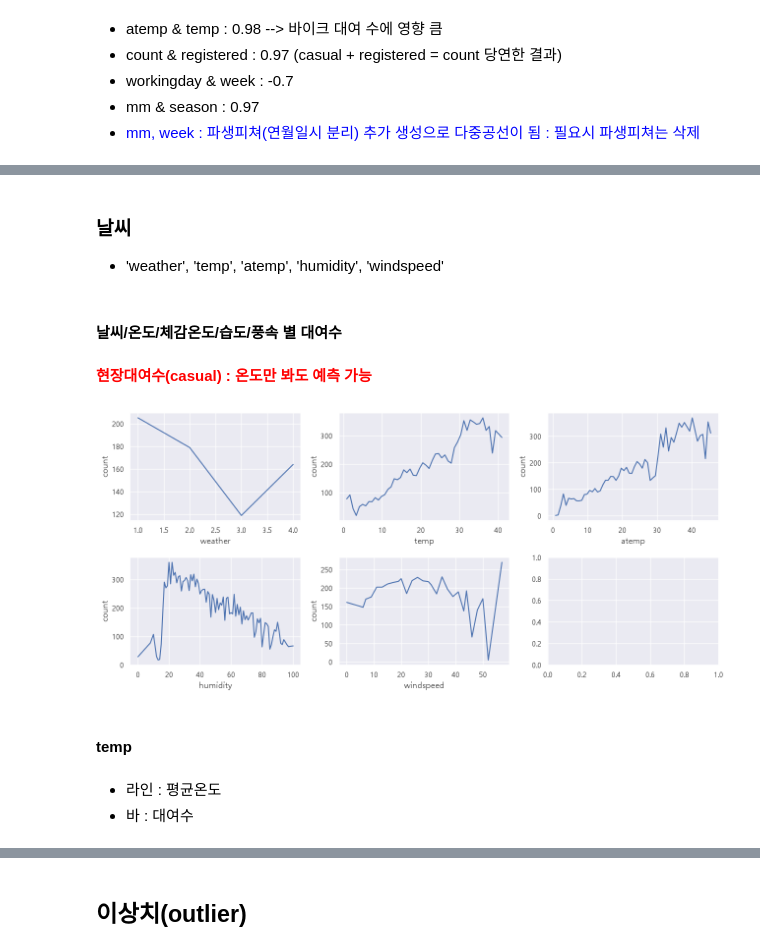
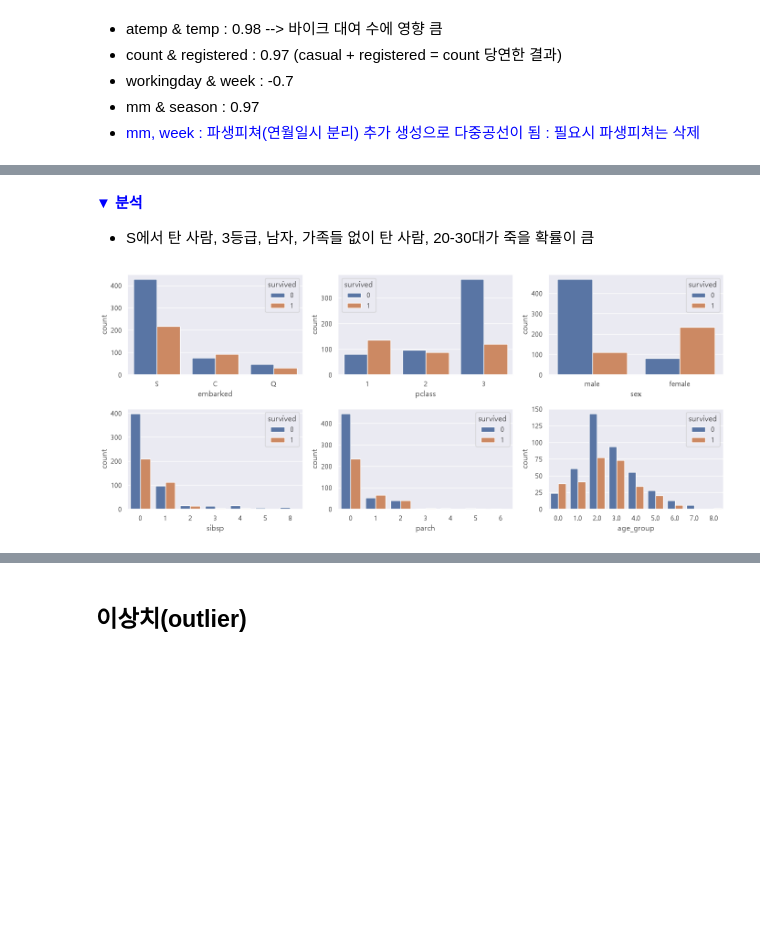
Before and after one commit to jmin0727/My_Workspace, a Jupyter notebook: 03_lec_ml/lec12_분류실습_Titanic.ipynb, the cells around one changed output, grey strips where cells are left out. Drawn from its saved outputs; the diff is of its cells as text; code cells hidden in the pictures; blank space fills up the shorter version.

```diff
--- a/03_lec_ml/lec12_분류실습_Titanic.ipynb
+++ b/03_lec_ml/lec12_분류실습_Titanic.ipynb
@@ -133,6 +129,0 @@ test['week'] = test['datetime'].dt.weekday
-# %%
-train = train.set_index("datetime")
-test = test.set_index("datetime")
-#datetime 함부로 버리지 X, 인덱스로 넣어두기
-#set_index : 인덱스로 넣기
-#reset_index : 다시 빼기
@@ -184,3 +153,0 @@ plt.show()
-# %%
-train = train.drop(columns=['dd'])
-test = test.drop(columns=['dd'])
@@ -255 +175,3 @@ plt.show()
+# %%
+train["age_group"] = train["age"]//10
 # %%
@@ -276,15 +204,0 @@ plt.show()
-# %%
-#반복문 사용!
-
-fig, axes = plt.subplots(2,2, figsize=(13,6))
-col_list=['yy', 'mm', 'hh', 'season']
-
-for i, col in enumerate(col_list) :
-    # 인덱스로 대입하니까 변수를 i로
-    # 2*2에 0, 1이 루프돌며 차례대로 나와야 하니까 몫과 나머지로 인덱스 처리
-    줄 = i//2   #몫
-    칸 = i%2    #나머지
-    sns.lineplot(x=col, y="count", data=train, ax=axes[줄][칸])
-
-plt.tight_layout()
-plt.show()
@@ -293,27 +205,17 @@ plt.show()
-# %% [markdown]
-### **날씨**
-* 'weather', 'temp', 'atemp', 'humidity', 'windspeed'
-# %% [markdown]
-#### 날씨/온도/체감온도/습도/풍속 별 대여수
-# %% [markdown]
-<font color=red> <b> 현장대여수(casual) : 온도만 봐도 예측 가능
+# %% [markdown]
+<font color=blue> <b> ▼ 분석
+* S에서 탄 사람, 3등급, 남자, 가족들 없이 탄 사람, 20-30대가 죽을 확률이 큼
 # %%
-fig, axes = plt.subplots(2,3, figsize=(13,6))
-col_list2=['weather', 'temp', 'atemp', 'humidity', 'windspeed']
+#for문 사용
+fig, axes = plt.subplots(2,3,     figsize=(14, 6))
+col_list=[ 'embarked', 'pclass', 'sex', 'sibsp', 'parch', 'age_group']
 
-for i, col2 in enumerate(col_list2) :
-    # 인덱스로 대입하니까 변수를 i로
-    # 2*3에 0, 1이 루프돌며 차례대로 나와야 하니까 몫과 나머지로 인덱스 처리
-    줄 = i//3   #몫
-    칸 = i%3    #나머지
-    sns.lineplot(x=col2, y="count", data=train, errorbar=None, ax=axes[줄][칸])
+for i, col in enumerate(col_list) :
+    줄=i//3
+    칸=i%3
+    sns.countplot(x=col, hue="survived", data=train,  ax=axes[줄][칸])
 
 plt.tight_layout()
 plt.show()
 # %% [output]
-[figure, old version]
+[figure, new version]
-# %% [markdown]
-#### **temp**
-# %% [markdown]
-* 라인 : 평균온도
-* 바 : 대여수
```
Also changed, not shown: parts of 116 cells of this notebook.
